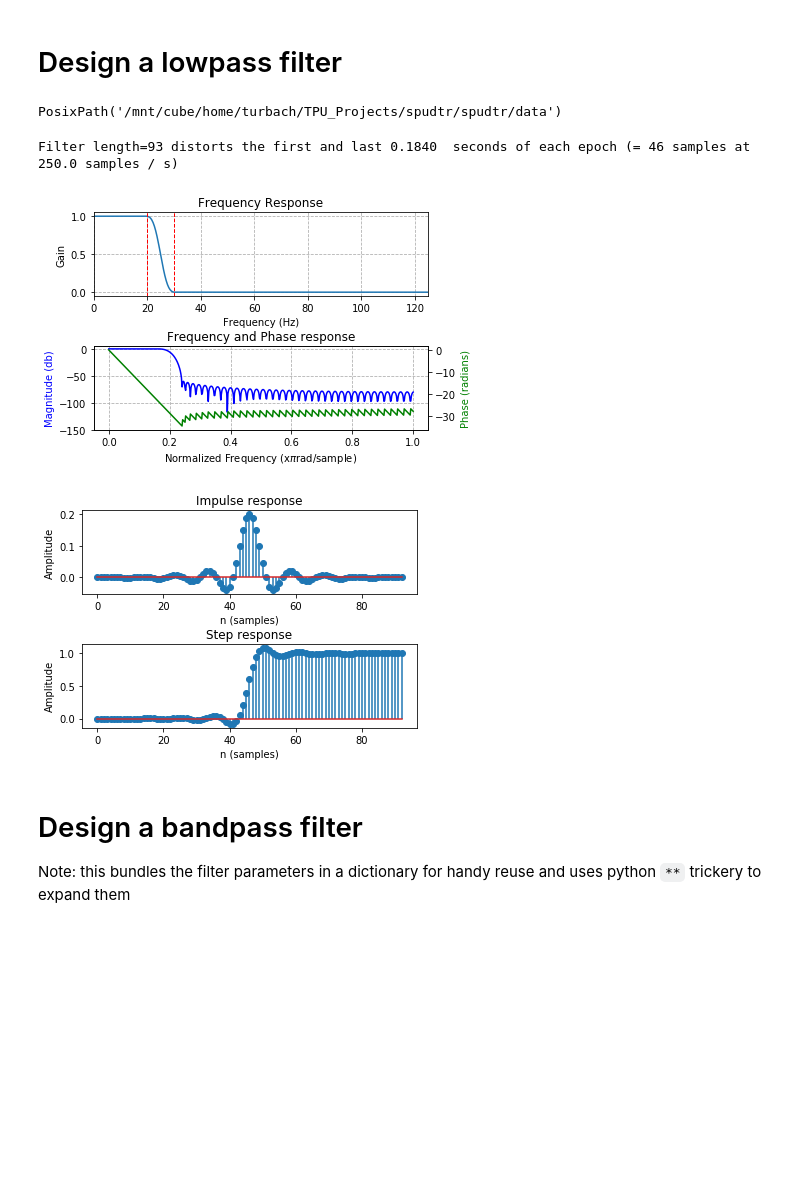
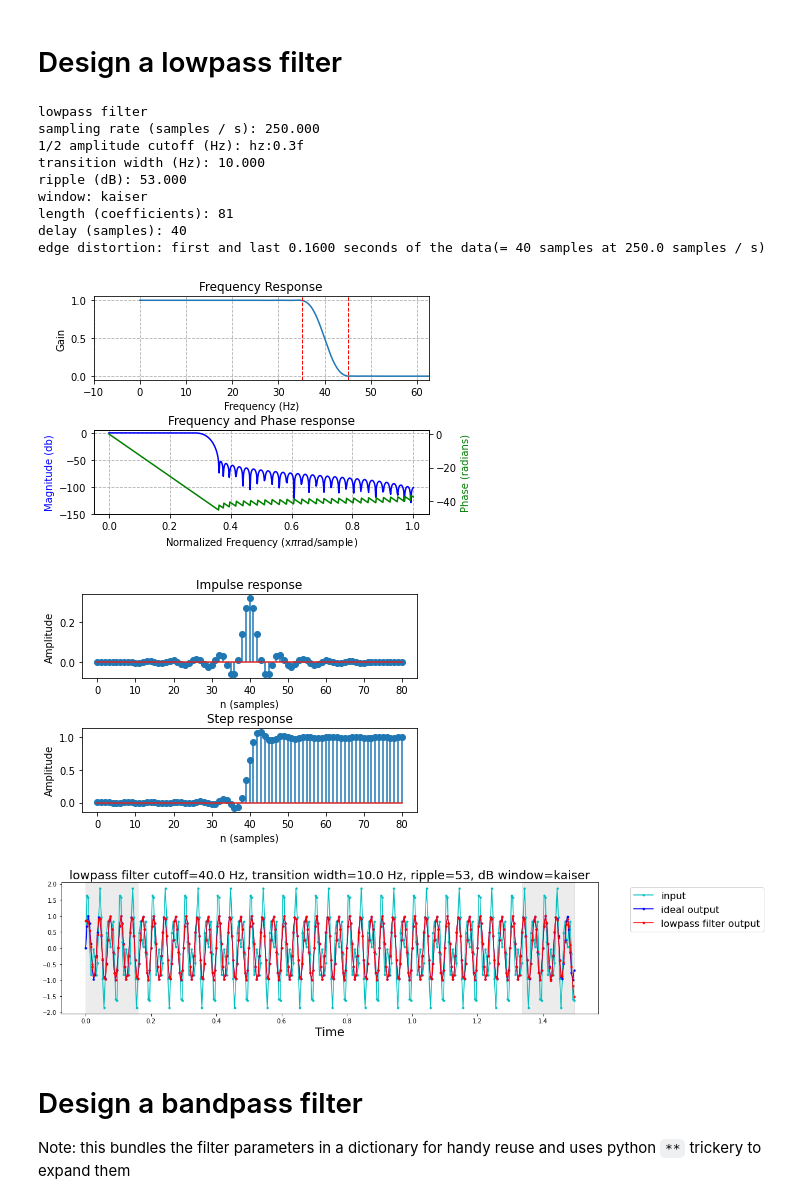
Before and after one commit to turbach/spudtr, a Jupyter notebook: docs/user_guide/filter/filters.ipynb, the cells around one changed output. Cells and saved outputs as stored; diff of their text form; code cells hidden in the pictures; blank space fills up the shorter version.

```diff
--- a/docs/user_guide/filter/filters.ipynb
+++ b/docs/user_guide/filter/filters.ipynb
@@ -7,22 +9,24 @@ from spudtr import filters as spfilt
 # %% [markdown]
 # Design a lowpass filter
-# %%
-DATA_DIR
-# %% [output]
-PosixPath('/mnt/cube/home/turbach/TPU_Projects/spudtr/spudtr/data')
-# %%
-cutoff_hz = [25]   # low pass
-width_hz = 10
-ripple_db = 60
-sfreq = 250.0
-ftype = "lowpass"
-window ="kaiser"
-
-spfilt.show_filter(cutoff_hz, width_hz, ripple_db, sfreq, ftype, window);
-# %% [output]
-Filter length=93 distorts the first and last 0.1840  seconds of each epoch (= 46 samples at 250.0 samples / s)
-[figure, removed]
-[figure, removed]
+# %%
+ftype = "lowpass"
+cutoff_hz = 40.0  # 1/2 amplitude
+sfreq = 250.0
+
+filters.show_filter(ftype=ftype, cutoff_hz=cutoff_hz, sfreq=sfreq);
+# %% [output]
+lowpass filter
+sampling rate (samples / s): 250.000
+1/2 amplitude cutoff (Hz): hz:0.3f
+transition width (Hz): 10.000
+ripple (dB): 53.000
+window: kaiser
+length (coefficients): 81
+delay (samples): 40
+edge distortion: first and last 0.1600 seconds of the data(= 40 samples at 250.0 samples / s)
+[figure, added]
+[figure, added]
+[figure, added]
 # %% [markdown]
 # Design a bandpass filter
 
```
Also changed, not shown: parts of 14 cells of this notebook, 8 other files.
